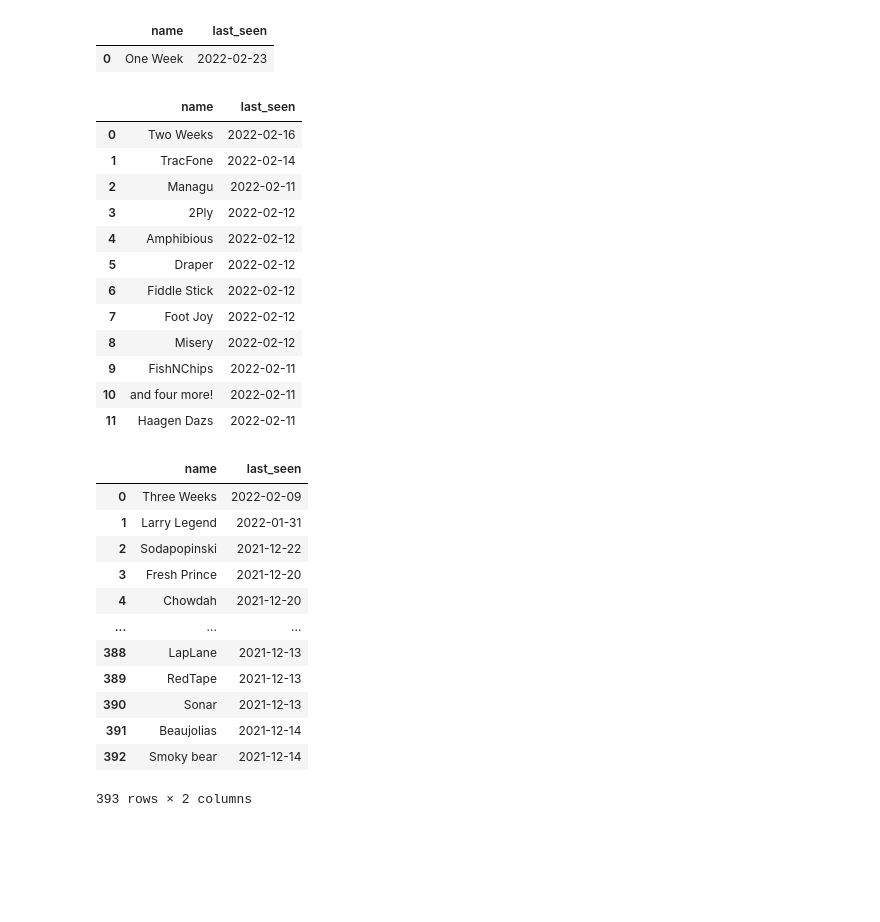
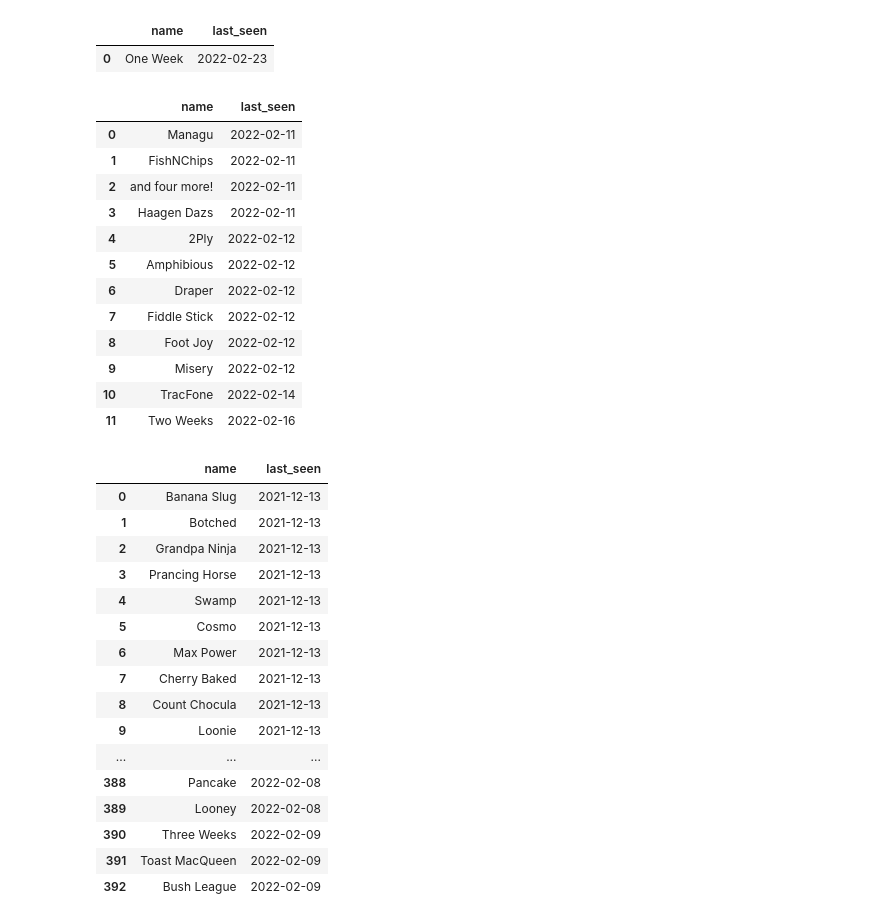
Before and after one commit to daaray/f3-churham-last-seen, a Jupyter notebook: bb.ipynb, the cells around one changed output. Saved outputs shown, nothing was run; the diff lists cells and outputs as text; code cells hidden in the pictures; blank space fills up the shorter version.

```diff
--- a/bb.ipynb
+++ b/bb.ipynb
@@ -4,6 +4,8 @@ import datetime
 import pandas as pd
 
 from operator import itemgetter
+
+pd.set_option('display.max_rows', None)
 
 tod = datetime.datetime.now()
 last_three_weeks = (tod - datetime.timedelta(days = 21)).date()
@@ -58,35 +60,39 @@ pd.DataFrame(missing_one_week)
 | 0 | One Week | 2022-02-23 |
 # %%
 missing_two_week = [pax for pax in pax_last_seen if pax['last_seen'] < last_two_weeks and pax['last_seen'] > last_three_weeks]
-pd.DataFrame(missing_two_week)
+pd.DataFrame(sorted(missing_two_week, key = lambda i: i['last_seen']))
 # %% [output]
 |  | name | last_seen |
-| 0 | Two Weeks | 2022-02-16 |
-| 1 | TracFone | 2022-02-14 |
-| 2 | Managu | 2022-02-11 |
-| 3 | 2Ply | 2022-02-12 |
-| 4 | Amphibious | 2022-02-12 |
-| 5 | Draper | 2022-02-12 |
-| 6 | Fiddle Stick | 2022-02-12 |
-| 7 | Foot Joy | 2022-02-12 |
-| 8 | Misery | 2022-02-12 |
-| 9 | FishNChips | 2022-02-11 |
-| 10 | and four more! | 2022-02-11 |
-| 11 | Haagen Dazs | 2022-02-11 |
+| 0 | Managu | 2022-02-11 |
+| 1 | FishNChips | 2022-02-11 |
+| 2 | and four more! | 2022-02-11 |
+| 3 | Haagen Dazs | 2022-02-11 |
+| 4 | 2Ply | 2022-02-12 |
+| 5 | Amphibious | 2022-02-12 |
+| 6 | Draper | 2022-02-12 |
+| 7 | Fiddle Stick | 2022-02-12 |
+| 8 | Foot Joy | 2022-02-12 |
+| 9 | Misery | 2022-02-12 |
+| 10 | TracFone | 2022-02-14 |
+| 11 | Two Weeks | 2022-02-16 |
 # %%
-missing_three_week = [pax for pax in pax_last_seen if pax['last_seen'] < last_three_weeks]
-pd.DataFrame(missing_three_week)
+missing_three_weeks_or_more = [pax for pax in pax_last_seen if pax['last_seen'] < last_three_weeks]
+pd.DataFrame(sorted(missing_three_weeks_or_more, key = lambda i: i['last_seen']))
 # %% [output]
 |  | name | last_seen |
-| 0 | Three Weeks | 2022-02-09 |
-| 1 | Larry Legend | 2022-01-31 |
-| 2 | Sodapopinski | 2021-12-22 |
-| 3 | Fresh Prince | 2021-12-20 |
-| 4 | Chowdah | 2021-12-20 |
+| 0 | Banana Slug | 2021-12-13 |
+| 1 | Botched | 2021-12-13 |
+| 2 | Grandpa Ninja | 2021-12-13 |
+| 3 | Prancing Horse | 2021-12-13 |
+| 4 | Swamp | 2021-12-13 |
+| 5 | Cosmo | 2021-12-13 |
+| 6 | Max Power | 2021-12-13 |
+| 7 | Cherry Baked | 2021-12-13 |
+| 8 | Count Chocula | 2021-12-13 |
+| 9 | Loonie | 2021-12-13 |
 | ... | ... | ... |
-| 388 | LapLane | 2021-12-13 |
-| 389 | RedTape | 2021-12-13 |
-| 390 | Sonar | 2021-12-13 |
-| 391 | Beaujolias | 2021-12-14 |
-| 392 | Smoky bear | 2021-12-14 |
+| 388 | Pancake | 2022-02-08 |
+| 389 | Looney | 2022-02-08 |
+| 390 | Three Weeks | 2022-02-09 |
+| 391 | Toast MacQueen | 2022-02-09 |
+| 392 | Bush League | 2022-02-09 |
-393 rows × 2 columns
```
Also changed, not shown: parts of 1 cell of this notebook.
